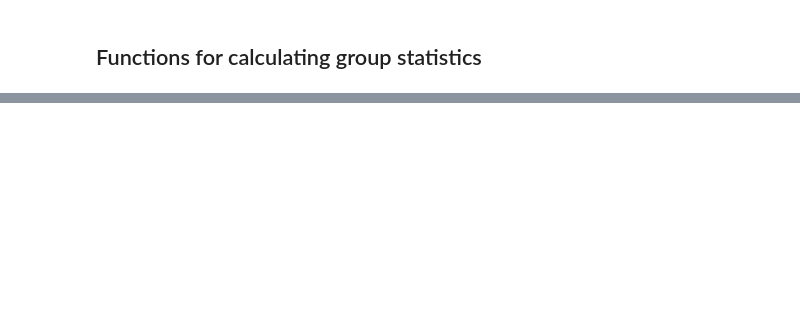
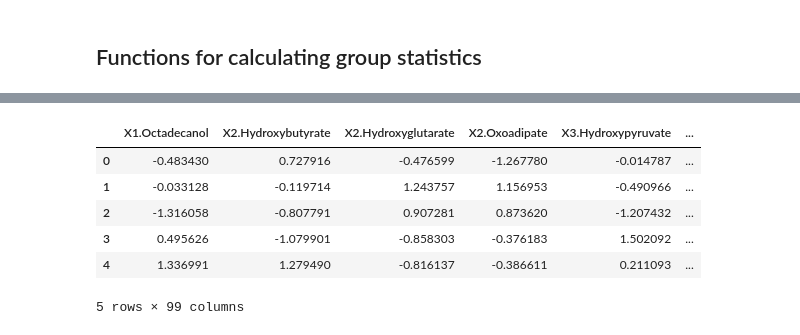
Before and after one commit to Kwamewusu/uihh_nowusu, a Jupyter notebook: metabolomicsViewer.ipynb, the cells around one changed output, grey strips where cells are left out. Cells and saved outputs as stored; diff of their text form; code cells hidden in the pictures; blank space fills up the shorter version.

```diff
--- a/metabolomicsViewer.ipynb
+++ b/metabolomicsViewer.ipynb
@@ -118,0 +250,13 @@ jk_df_groups.get_group('Rotenone')[columns].apply(MAD)
+# %%
+trial = metabolites_mi.loc['Isradipine',columns].sub(avg.loc['Isradipine',columns])
+trial_mad = trial.div(std.loc['Isradipine',columns])
+# %%
+trial_mad
+# %% [output]
+|  | X1.Octadecanol | X2.Hydroxybutyrate | X2.Hydroxyglutarate | X2.Oxoadipate | X3.Hydroxypyruvate | ... |
+| 0 | -0.483430 | 0.727916 | -0.476599 | -1.267780 | -0.014787 | ... |
+| 1 | -0.033128 | -0.119714 | 1.243757 | 1.156953 | -0.490966 | ... |
+| 2 | -1.316058 | -0.807791 | 0.907281 | 0.873620 | -1.207432 | ... |
+| 3 | 0.495626 | -1.079901 | -0.858303 | -0.376183 | 1.502092 | ... |
+| 4 | 1.336991 | 1.279490 | -0.816137 | -0.386611 | 0.211093 | ... |
+5 rows × 99 columns
```
Also changed, not shown: parts of 17 cells of this notebook.
